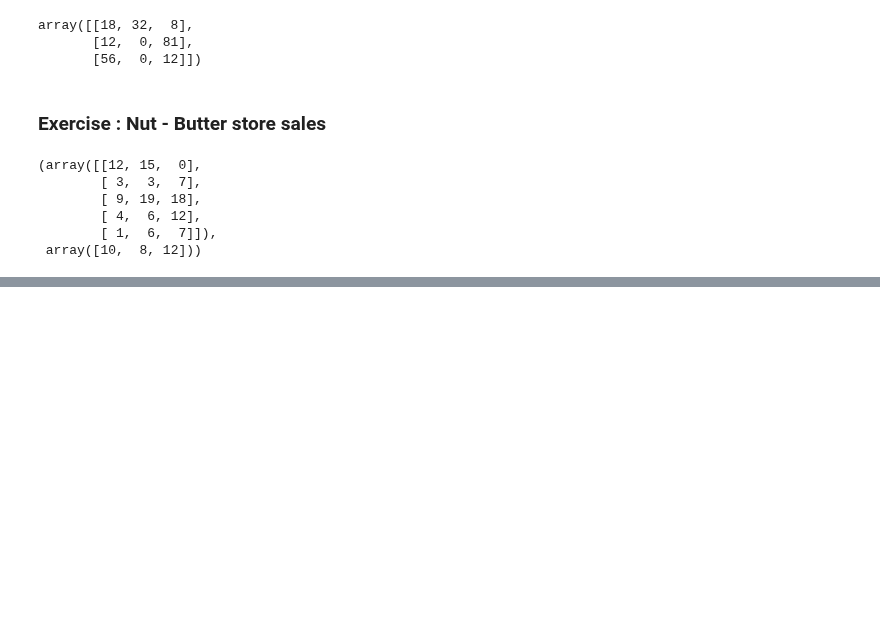
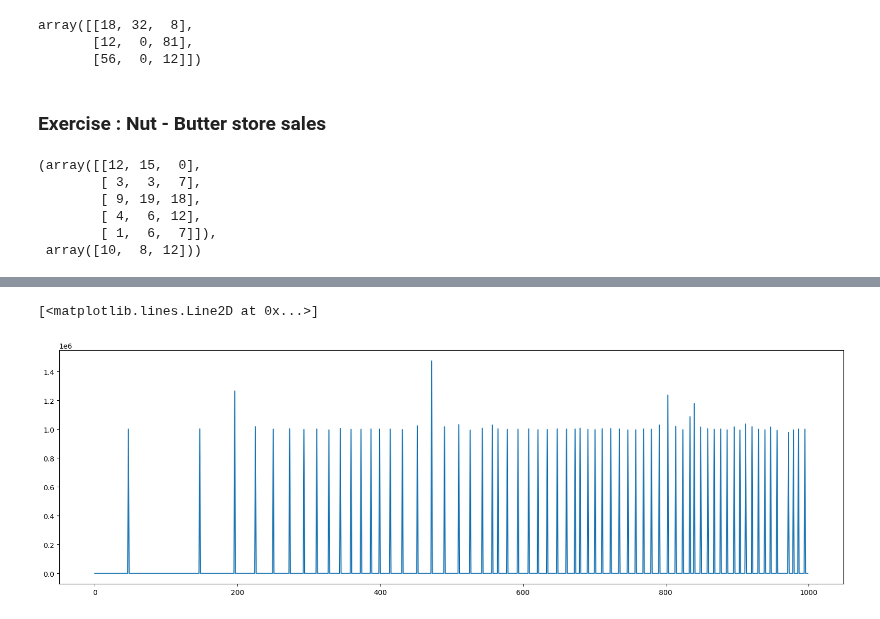
Before and after one commit to Dhyanesh-Panchal/PY-libraries-for-ML, a Jupyter notebook: Numpy Tuts.ipynb, the cells around one changed output, grey strips where cells are left out. Drawn from its saved outputs; the diff is of its cells as text; code cells hidden in the pictures; blank space fills up the shorter version.

```diff
--- a/Numpy Tuts.ipynb
+++ b/Numpy Tuts.ipynb
@@ -265,0 +278,23 @@ ValueError: all the input array dimensions except for the concatenation axis mus
+# %%
+import time as T
+# --> check time complexity
+
+def loopSum(n):
+    sum=0
+    iterations = 0
+    startTime = T.time()
+
+    for i in range(1,n+1):
+        sum+=i
+        iterations+=1
+
+    endTime = T.time()
+    return {"sum":sum,"iterations":iterations, "Time (ns)":(endTime-startTime)*1000}
+# %%
+timeArray = []
+for n in range(0,10000):
+    data = loopSum(n)
+    print(data)
+    timeArray.append(data["Time (ns)"])
+
+timeArray
@@ -265,0 +319,8 @@ ValueError: all the input array dimensions except for the concatenation axis mus
+# %%
+np.array(timeArray)
+
+plt.figure(figsize=(20,6))
+plt.plot(timeArray, )
+# %% [output]
+[<matplotlib.lines.Line2D at 0x...>]
+[figure, added]
```
Also changed, not shown: parts of 6 cells of this notebook.
